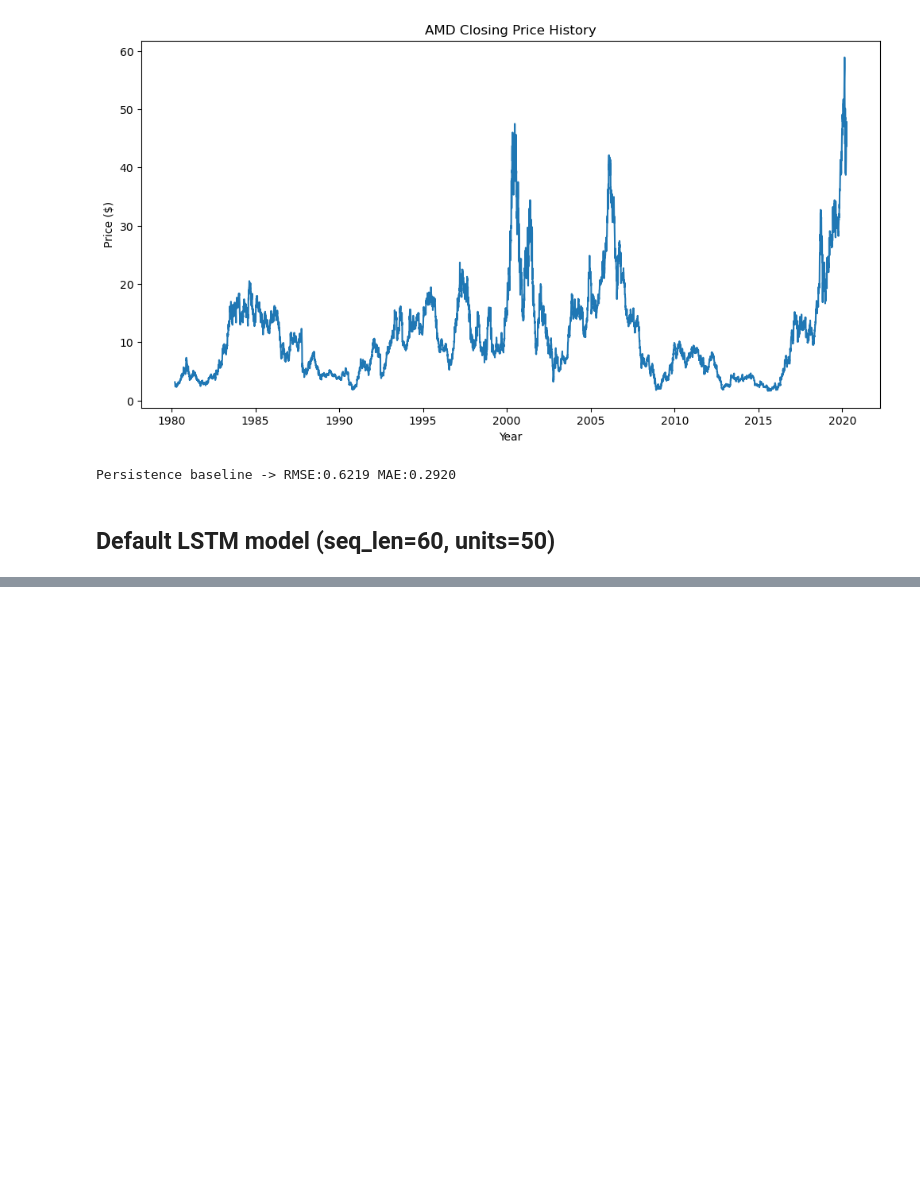
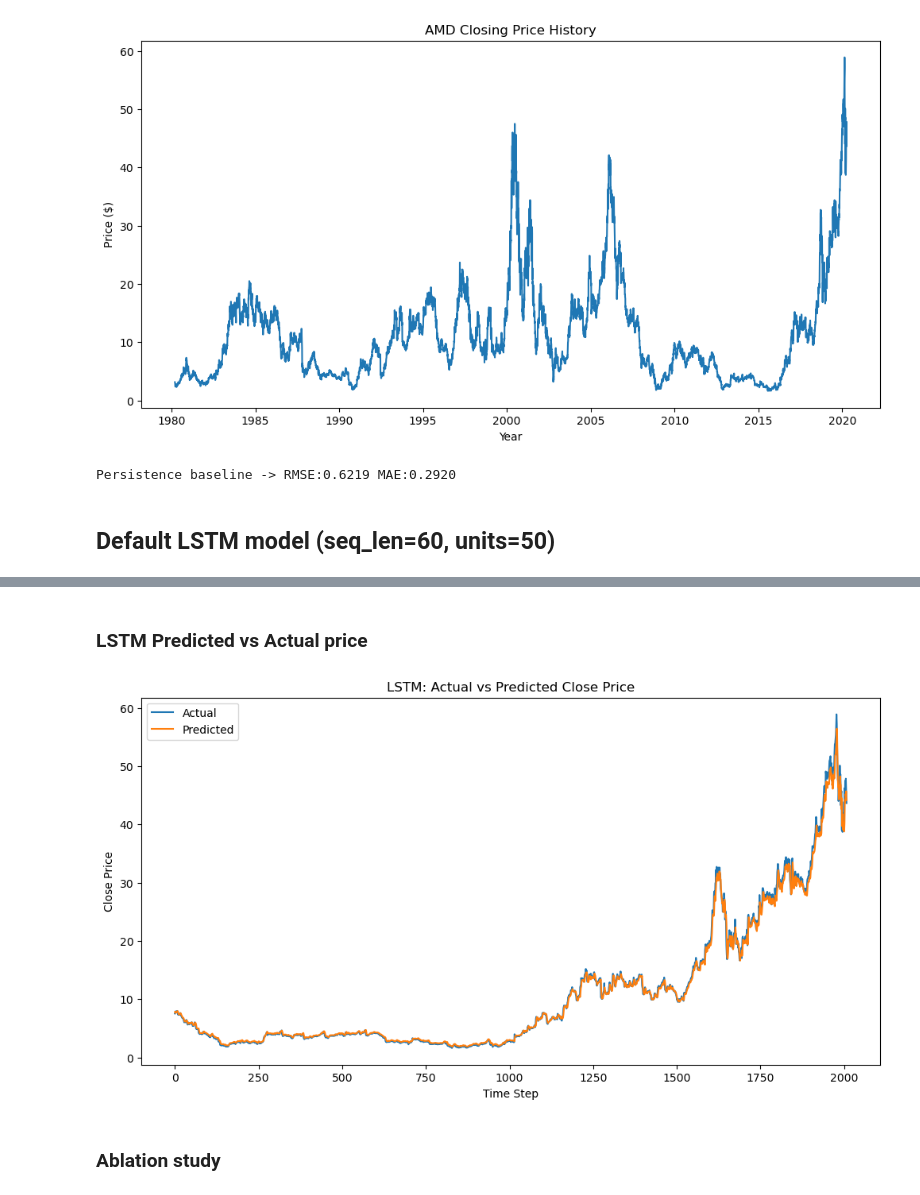
Before and after one commit to nam97viet/COSC4368_GroupProject, a Jupyter notebook: stock_price_prediction_enhanced.ipynb, the cells around one changed output, grey strips where cells are left out. Drawn from its saved outputs; the diff is of its cells as text; code cells hidden in the pictures; blank space fills up the shorter version.

```diff
--- a/stock_price_prediction_enhanced.ipynb
+++ b/stock_price_prediction_enhanced.ipynb
@@ -123,0 +126,14 @@ Compare the training and validation loss curves above:
+# %% [markdown]
+### LSTM Predicted vs Actual price
+# %%
+plt.plot(y_test_inv, label='Actual')
+plt.plot(pred_inv, label='Predicted')
+plt.title('LSTM: Actual vs Predicted Close Price')
+plt.xlabel('Time Step')
+plt.ylabel('Close Price')
+plt.legend()
+plt.show()
+# %% [output]
+[figure, added]
+# %% [markdown]
+### Ablation study
```
Also changed, not shown: parts of 20 cells of this notebook.
